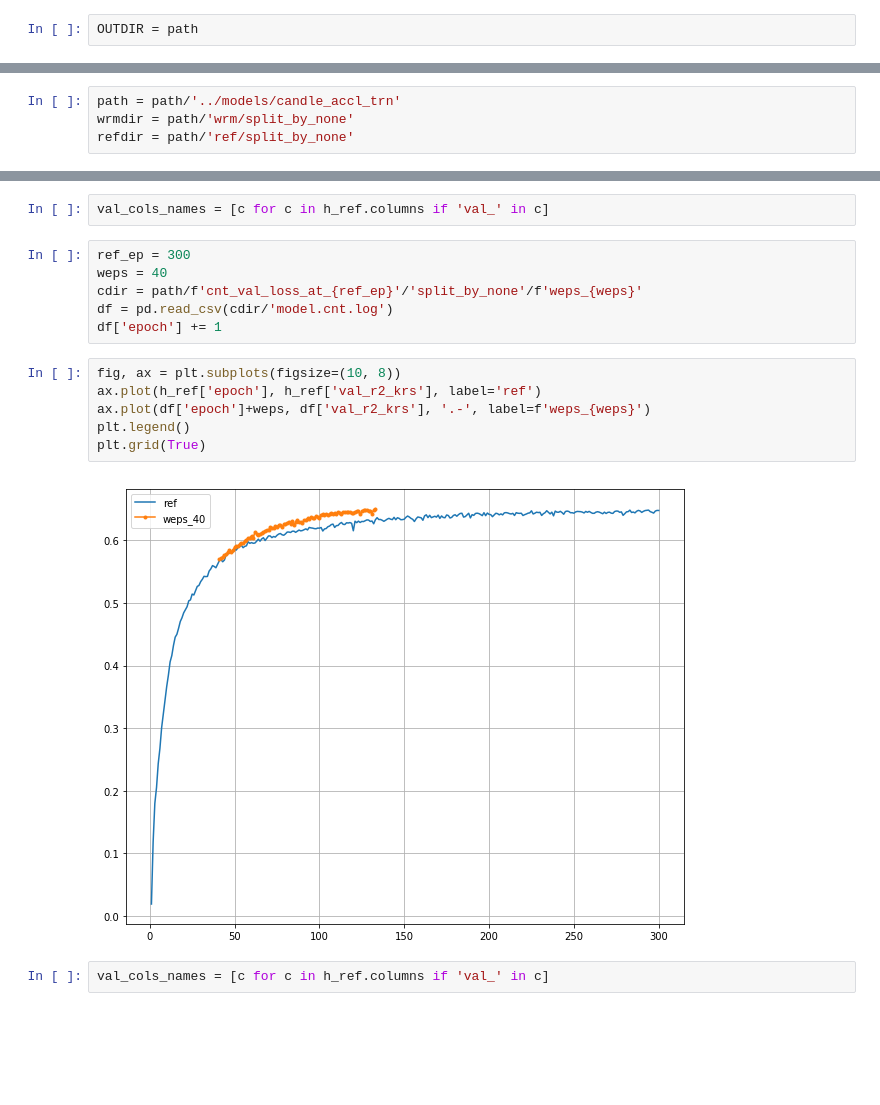
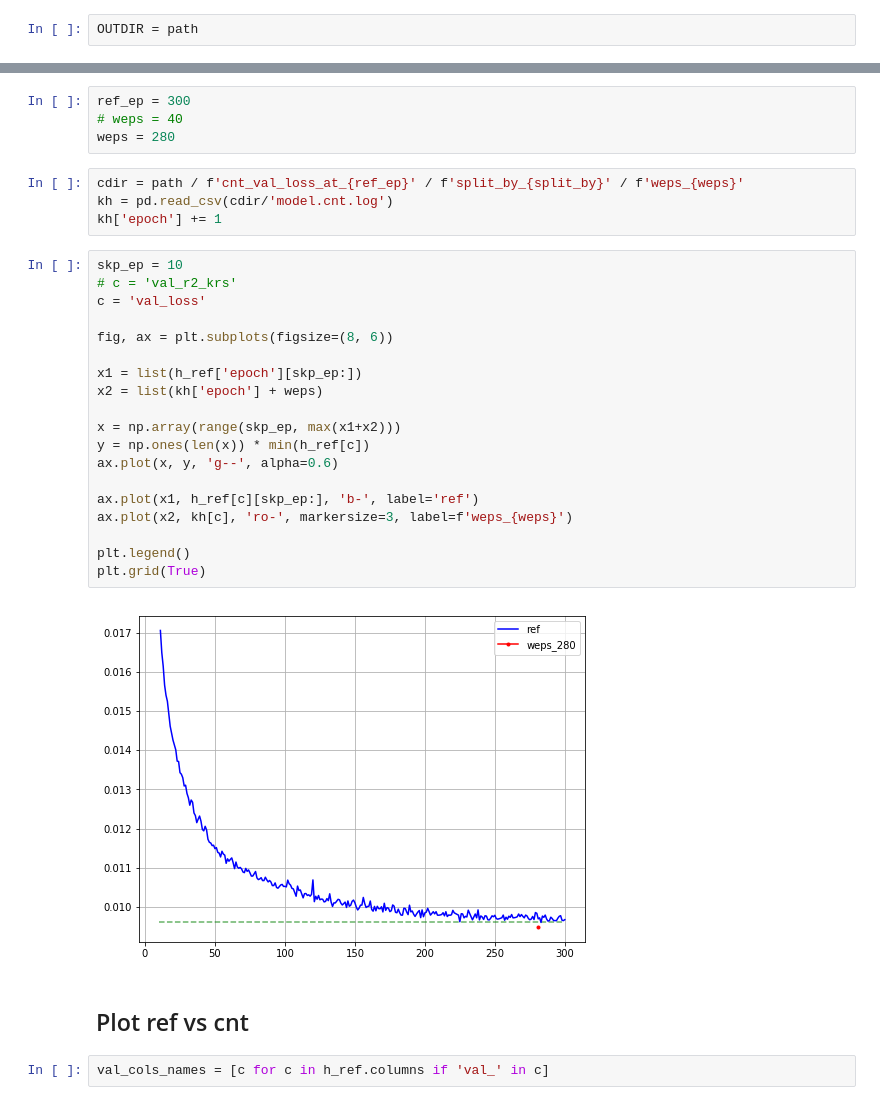
Before and after one commit to adpartin/pilot1, a Jupyter notebook: notebooks/top6_accl_trn.ipynb, the cells around one changed output, grey strips where cells are left out. Saved outputs shown, nothing was run; the diff lists cells and outputs as text; blank space fills up the shorter version.

```diff
--- a/notebooks/top6_accl_trn.ipynb
+++ b/notebooks/top6_accl_trn.ipynb
@@ -210,4 +188,0 @@ for c in val_cols_names:
-# %%
-path = path/'../models/candle_accl_trn'
-wrmdir = path/'wrm/split_by_none'
-refdir = path/'ref/split_by_none'
@@ -221,21 +193,36 @@ PosixPath('/vol/ml/apartin/projects/cell-line-drug-sensitivity/notebooks/../mode
+# %%
+ref_ep = 300
+# weps = 40
+weps = 280
+# %%
+cdir = path / f'cnt_val_loss_at_{ref_ep}' / f'split_by_{split_by}' / f'weps_{weps}'
+kh = pd.read_csv(cdir/'model.cnt.log')
+kh['epoch'] += 1
+# %%
+skp_ep = 10
+# c = 'val_r2_krs'
+c = 'val_loss'
+
+fig, ax = plt.subplots(figsize=(8, 6))
+
+x1 = list(h_ref['epoch'][skp_ep:])
+x2 = list(kh['epoch'] + weps)
+
+x = np.array(range(skp_ep, max(x1+x2)))
+y = np.ones(len(x)) * min(h_ref[c])
+ax.plot(x, y, 'g--', alpha=0.6)
+
+ax.plot(x1, h_ref[c][skp_ep:], 'b-', label='ref')
+ax.plot(x2, kh[c], 'ro-', markersize=3, label=f'weps_{weps}')
+
+plt.legend()
+plt.grid(True)
+# %% [output]
+[figure, added]
+# %% [markdown]
+## Plot ref vs cnt
 # %%
 val_cols_names = [c for c in h_ref.columns if 'val_' in c]
-# %%
-ref_ep = 300
-weps = 40
-cdir = path/f'cnt_val_loss_at_{ref_ep}'/'split_by_none'/f'weps_{weps}'
-df = pd.read_csv(cdir/'model.cnt.log')
-df['epoch'] += 1
-# %%
-fig, ax = plt.subplots(figsize=(10, 8))
-ax.plot(h_ref['epoch'], h_ref['val_r2_krs'], label='ref')
-ax.plot(df['epoch']+weps, df['val_r2_krs'], '.-', label=f'weps_{weps}')
-plt.legend()
-plt.grid(True)
-# %% [output]
-[figure, removed]
-# %%
-val_cols_names = [c for c in h_ref.columns if 'val_' in c]
 # %%
 for c in val_cols_names:
     fig, ax = plt.subplots()
```
Also changed, not shown: parts of 25 cells of this notebook, 6 other files.
